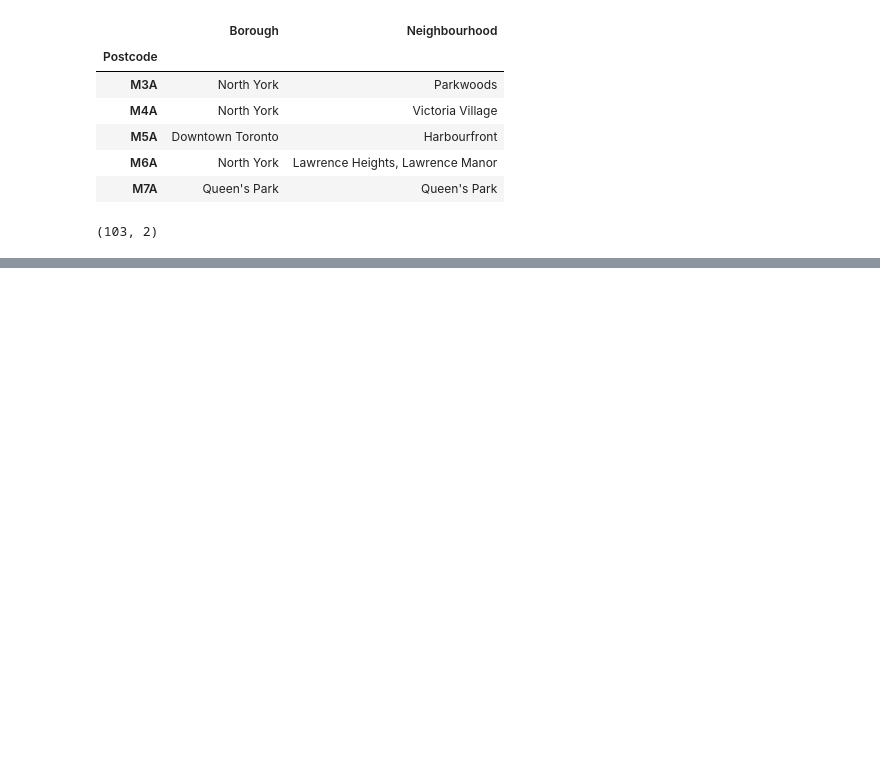
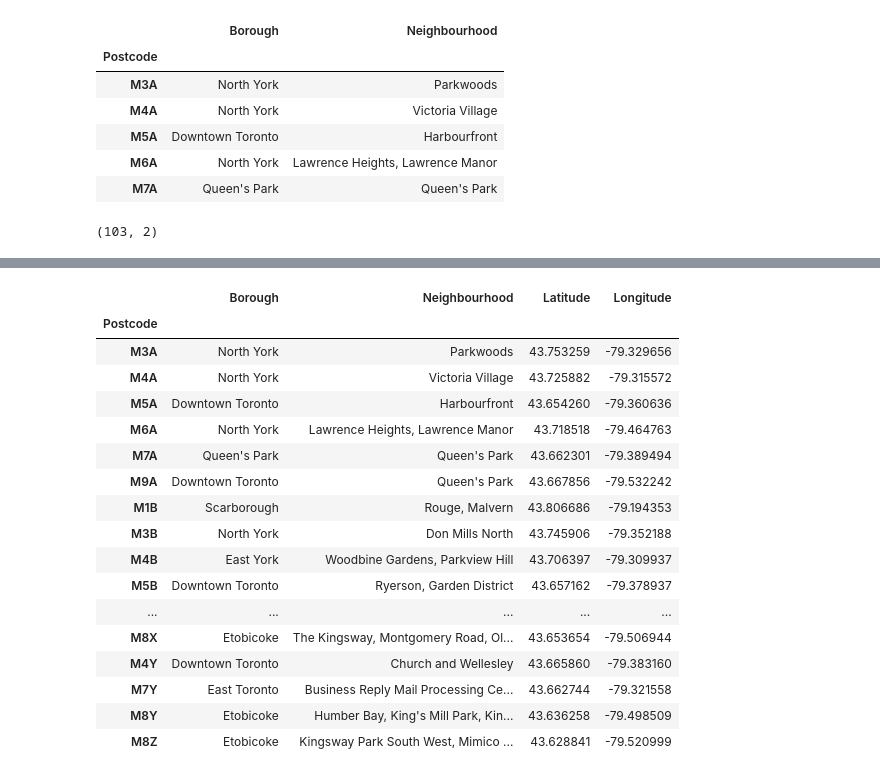
Before and after one commit to blueredindigo/Coursera_Capstone, a Jupyter notebook: Neighbourhoods in Canada.ipynb, the cells around one changed output, grey strips where cells are left out. Cells and saved outputs as stored; diff of their text form; code cells hidden in the pictures; blank space fills up the shorter version.

```diff
--- a/Neighbourhoods in Canada.ipynb
+++ b/Neighbourhoods in Canada.ipynb
@@ -115,0 +121,4 @@ canada_df.shape
+# %%
+#get data from file and name it geospace. I've been told it's in .csv format so I read in csv
+url="http://cocl.us/Geospatial_data"
+geospace = pd.read_csv(url)
@@ -115,0 +135,7 @@ canada_df.shape
+# %%
+#rename columns and set the index to be Postcode
+geospace.columns = ["Postcode", "Latitude", "Longitude"]
+if(geospace.index.name != 'Postcode'):
+    geospace = geospace.set_index('Postcode')
+
+geospace.head()
@@ -115,0 +150,4 @@ canada_df.shape
+# %%
+#merge
+canada_df = canada_df.join(geospace)
+canada_df.head()
@@ -115,0 +183,22 @@ canada_df.shape
+# %%
+# here is just to check more of the dataset that we have, seeing more of the boroughs and neighbourhoods
+canada_df
+# %% [output]
+|  | Borough | Neighbourhood | Latitude | Longitude |
+| Postcode |  |  |  |  |
+| M3A | North York | Parkwoods | 43.753259 | -79.329656 |
+| M4A | North York | Victoria Village | 43.725882 | -79.315572 |
+| M5A | Downtown Toronto | Harbourfront | 43.654260 | -79.360636 |
+| M6A | North York | Lawrence Heights, Lawrence Manor | 43.718518 | -79.464763 |
+| M7A | Queen's Park | Queen's Park | 43.662301 | -79.389494 |
+| M9A | Downtown Toronto | Queen's Park | 43.667856 | -79.532242 |
+| M1B | Scarborough | Rouge, Malvern | 43.806686 | -79.194353 |
+| M3B | North York | Don Mills North | 43.745906 | -79.352188 |
+| M4B | East York | Woodbine Gardens, Parkview Hill | 43.706397 | -79.309937 |
+| M5B | Downtown Toronto | Ryerson, Garden District | 43.657162 | -79.378937 |
+| ... | ... | ... | ... | ... |
+| M8X | Etobicoke | The Kingsway, Montgomery Road, Ol... | 43.653654 | -79.506944 |
+| M4Y | Downtown Toronto | Church and Wellesley | 43.665860 | -79.383160 |
+| M7Y | East Toronto | Business Reply Mail Processing Ce... | 43.662744 | -79.321558 |
+| M8Y | Etobicoke | Humber Bay, King's Mill Park, Kin... | 43.636258 | -79.498509 |
+| M8Z | Etobicoke | Kingsway Park South West, Mimico ... | 43.628841 | -79.520999 |
```
Also changed, not shown: parts of 19 cells of this notebook.
